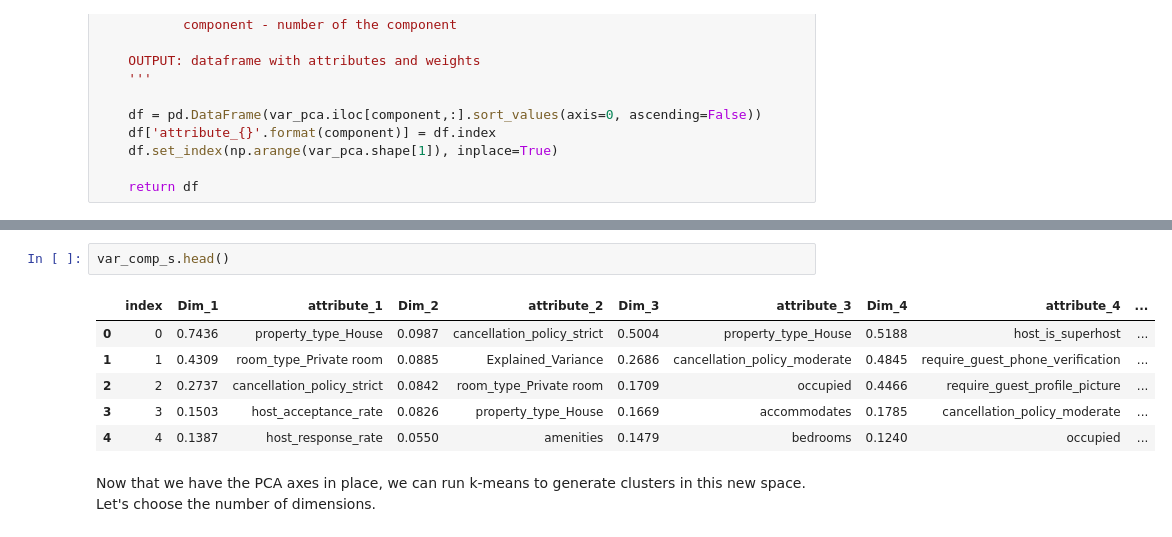
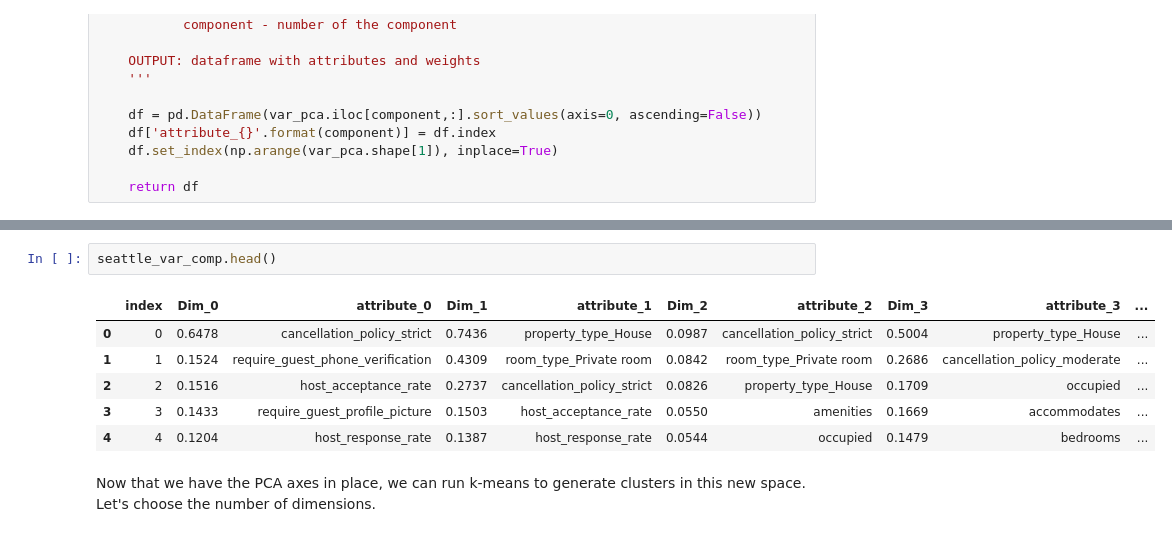
Before and after one commit to bvcmartins/dsndProject4, a Jupyter notebook: airbnb_project.ipynb, the cells around one changed output, grey strips where cells are left out. Saved outputs shown, nothing was run; the diff lists cells and outputs as text.

```diff
--- a/airbnb_project.ipynb
+++ b/airbnb_project.ipynb
@@ -844,12 +875,12 @@ var_comp_b.head()
 # %%
-var_comp_s.head()
+seattle_var_comp.head()
 # %% [output]
-|  | index | Dim_1 | attribute_1 | Dim_2 | attribute_2 | Dim_3 | attribute_3 | Dim_4 | attribute_4 | ... |
-| 0 | 0 | 0.7436 | property_type_House | 0.0987 | cancellation_policy_strict | 0.5004 | property_type_House | 0.5188 | host_is_superhost | ... |
-| 1 | 1 | 0.4309 | room_type_Private room | 0.0885 | Explained_Variance | 0.2686 | cancellation_policy_moderate | 0.4845 | require_guest_phone_verification | ... |
-| 2 | 2 | 0.2737 | cancellation_policy_strict | 0.0842 | room_type_Private room | 0.1709 | occupied | 0.4466 | require_guest_profile_picture | ... |
-| 3 | 3 | 0.1503 | host_acceptance_rate | 0.0826 | property_type_House | 0.1669 | accommodates | 0.1785 | cancellation_policy_moderate | ... |
-| 4 | 4 | 0.1387 | host_response_rate | 0.0550 | amenities | 0.1479 | bedrooms | 0.1240 | occupied | ... |
+|  | index | Dim_0 | attribute_0 | Dim_1 | attribute_1 | Dim_2 | attribute_2 | Dim_3 | attribute_3 | ... |
+| 0 | 0 | 0.6478 | cancellation_policy_strict | 0.7436 | property_type_House | 0.0987 | cancellation_policy_strict | 0.5004 | property_type_House | ... |
+| 1 | 1 | 0.1524 | require_guest_phone_verification | 0.4309 | room_type_Private room | 0.0842 | room_type_Private room | 0.2686 | cancellation_policy_moderate | ... |
+| 2 | 2 | 0.1516 | host_acceptance_rate | 0.2737 | cancellation_policy_strict | 0.0826 | property_type_House | 0.1709 | occupied | ... |
+| 3 | 3 | 0.1433 | require_guest_profile_picture | 0.1503 | host_acceptance_rate | 0.0550 | amenities | 0.1669 | accommodates | ... |
+| 4 | 4 | 0.1204 | host_response_rate | 0.1387 | host_response_rate | 0.0544 | occupied | 0.1479 | bedrooms | ... |
 # %% [markdown]
 Now that we have the PCA axes in place, we can run k-means to generate clusters in this new space. Let's choose the number of dimensions.
 # %%
```
Also changed, not shown: parts of 103 cells of this notebook.
